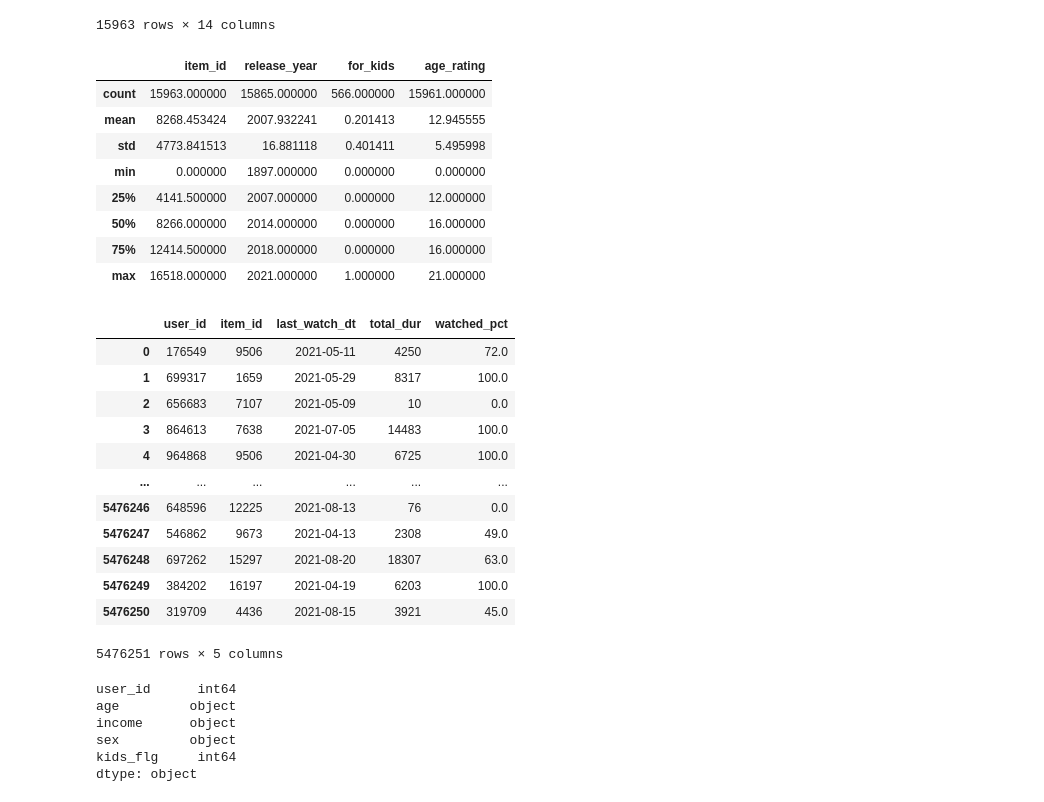
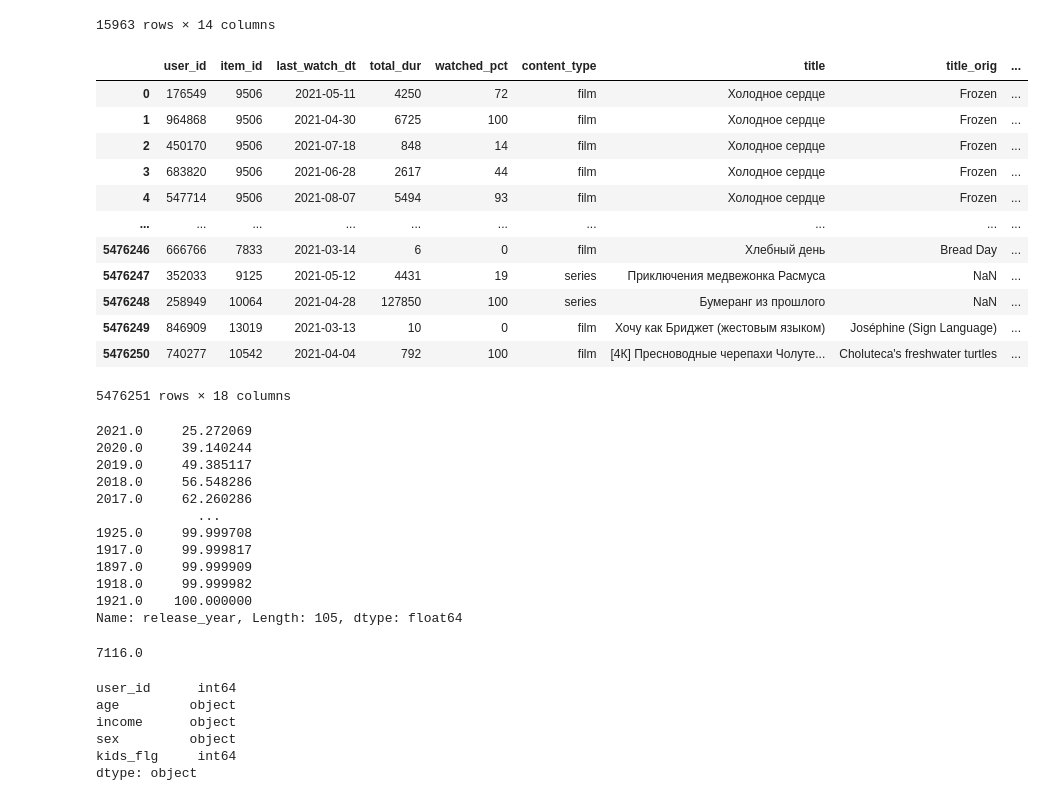
Before and after one commit to d-emelyanov/recsys-course, a Jupyter notebook: notebooks/Data.ipynb, the cells around one changed output. Saved outputs shown, nothing was run; the diff lists cells and outputs as text; code cells hidden in the pictures.

Commit message:
Last updates

```diff
--- a/notebooks/Data.ipynb
+++ b/notebooks/Data.ipynb
@@ -152,33 +168,48 @@ items
 | 15961 | 4538 | series | Среди камней | Darklands | 2019.0 | драмы, спорт, криминал | Россия | 0.0 | 18.0 | ... |
 | 15962 | 3206 | series | Гоша | NaN | 2019.0 | комедии | Россия | 0.0 | 16.0 | ... |
 15963 rows × 14 columns
+# %%
+merged = pd.merge(
+    left=interactions,
+    right=items,
+    on=['item_id']
+)
+
+merged
+# %% [output]
+|  | user_id | item_id | last_watch_dt | total_dur | watched_pct | content_type | title | title_orig | ... |
+| 0 | 176549 | 9506 | 2021-05-11 | 4250 | 72 | film | Холодное сердце | Frozen | ... |
+| 1 | 964868 | 9506 | 2021-04-30 | 6725 | 100 | film | Холодное сердце | Frozen | ... |
+| 2 | 450170 | 9506 | 2021-07-18 | 848 | 14 | film | Холодное сердце | Frozen | ... |
+| 3 | 683820 | 9506 | 2021-06-28 | 2617 | 44 | film | Холодное сердце | Frozen | ... |
+| 4 | 547714 | 9506 | 2021-08-07 | 5494 | 93 | film | Холодное сердце | Frozen | ... |
+| ... | ... | ... | ... | ... | ... | ... | ... | ... | ... |
+| 5476246 | 666766 | 7833 | 2021-03-14 | 6 | 0 | film | Хлебный день | Bread Day | ... |
+| 5476247 | 352033 | 9125 | 2021-05-12 | 4431 | 19 | series | Приключения медвежонка Расмуса | NaN | ... |
+| 5476248 | 258949 | 10064 | 2021-04-28 | 127850 | 100 | series | Бумеранг из прошлого | NaN | ... |
+| 5476249 | 846909 | 13019 | 2021-03-13 | 10 | 0 | film | Хочу как Бриджет (жестовым языком) | Joséphine (Sign Language) | ... |
+| 5476250 | 740277 | 10542 | 2021-04-04 | 792 | 100 | film | [4К] Пресноводные черепахи Чолуте... | Choluteca's freshwater turtles | ... |
+5476251 rows × 18 columns
 # %%
-items.describe()
+v = merged['release_year'].value_counts()
+
+(v / v.sum() * 100).cumsum()
 # %% [output]
-|  | item_id | release_year | for_kids | age_rating |
-| count | 15963.000000 | 15865.000000 | 566.000000 | 15961.000000 |
-| mean | 8268.453424 | 2007.932241 | 0.201413 | 12.945555 |
-| std | 4773.841513 | 16.881118 | 0.401411 | 5.495998 |
-| min | 0.000000 | 1897.000000 | 0.000000 | 0.000000 |
-| 25% | 4141.500000 | 2007.000000 | 0.000000 | 12.000000 |
-| 50% | 8266.000000 | 2014.000000 | 0.000000 | 16.000000 |
-| 75% | 12414.500000 | 2018.000000 | 0.000000 | 16.000000 |
-| max | 16518.000000 | 2021.000000 | 1.000000 | 21.000000 |
+2021.0     25.272069
+2020.0     39.140244
+2019.0     49.385117
+2018.0     56.548286
+2017.0     62.260286
+             ...
+1925.0     99.999708
+1917.0     99.999817
+1897.0     99.999909
+1918.0     99.999982
+1921.0    100.000000
+Name: release_year, Length: 105, dtype: float64
 # %%
-interactions
+interactions['total_dur'].quantile(0.75)
 # %% [output]
-|  | user_id | item_id | last_watch_dt | total_dur | watched_pct |
-| 0 | 176549 | 9506 | 2021-05-11 | 4250 | 72.0 |
-| 1 | 699317 | 1659 | 2021-05-29 | 8317 | 100.0 |
-| 2 | 656683 | 7107 | 2021-05-09 | 10 | 0.0 |
-| 3 | 864613 | 7638 | 2021-07-05 | 14483 | 100.0 |
-| 4 | 964868 | 9506 | 2021-04-30 | 6725 | 100.0 |
-| ... | ... | ... | ... | ... | ... |
-| 5476246 | 648596 | 12225 | 2021-08-13 | 76 | 0.0 |
-| 5476247 | 546862 | 9673 | 2021-04-13 | 2308 | 49.0 |
-| 5476248 | 697262 | 15297 | 2021-08-20 | 18307 | 63.0 |
-| 5476249 | 384202 | 16197 | 2021-04-19 | 6203 | 100.0 |
-| 5476250 | 319709 | 4436 | 2021-08-15 | 3921 | 45.0 |
-5476251 rows × 5 columns
+7116.0
 # %%
 from sklearn.preprocessing import OneHotEncoder
```
Also changed, not shown: parts of 2 cells of this notebook, 14 other files.
